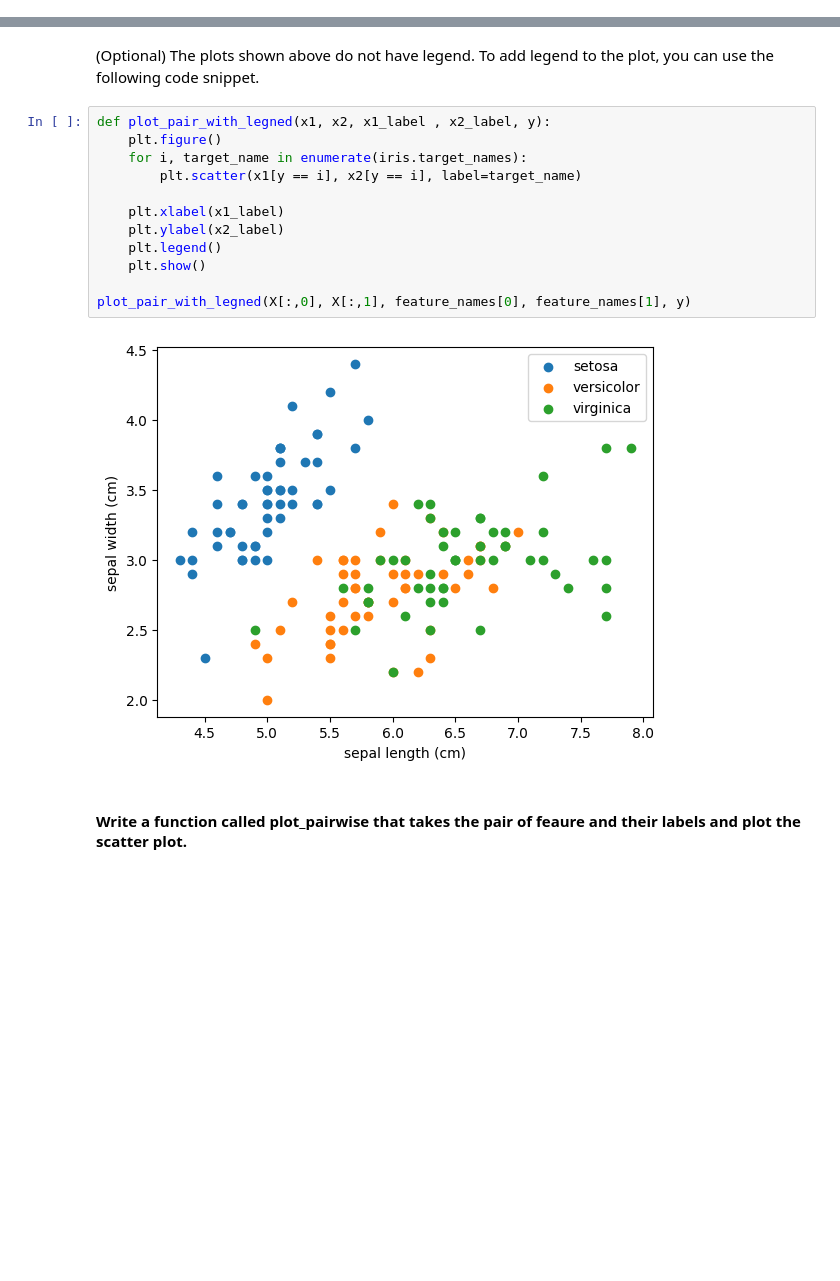
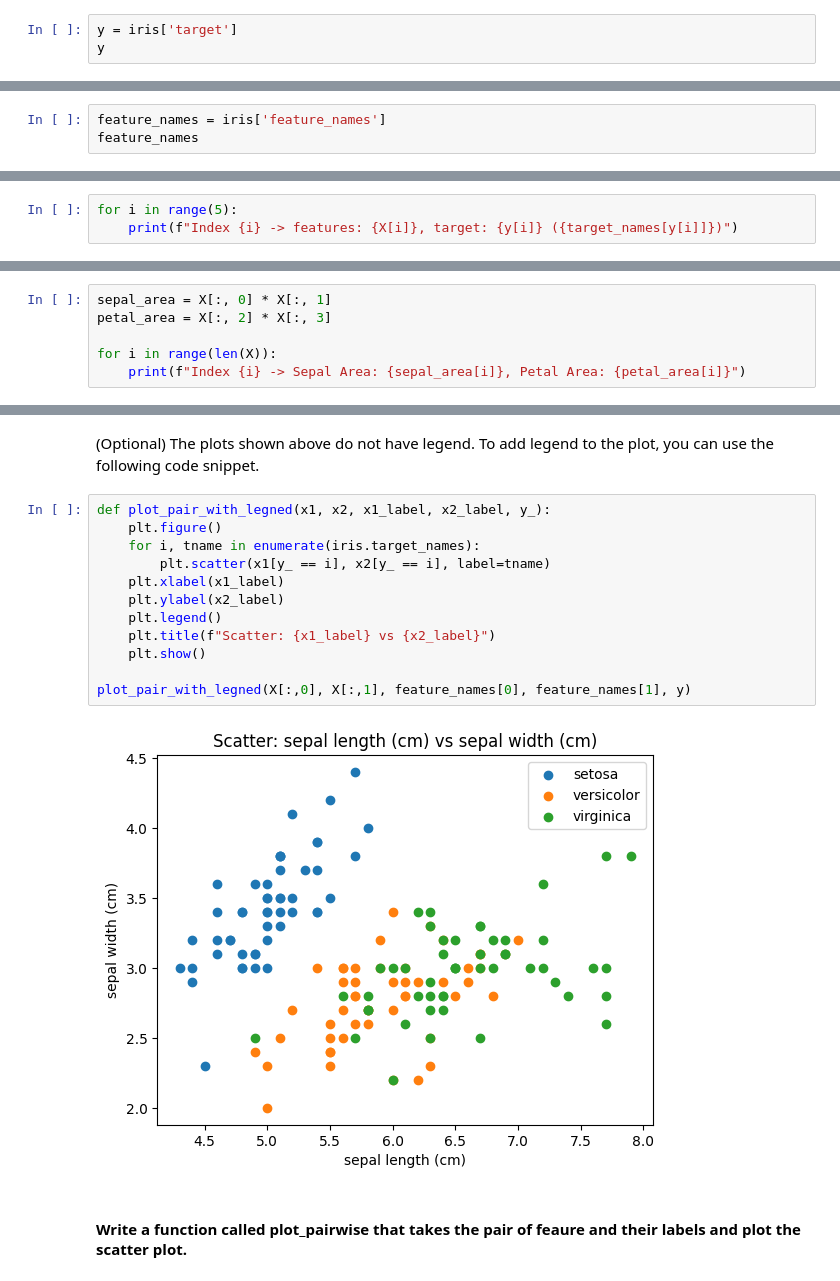
Before and after one commit to whatnirja/PyData2025, a Jupyter notebook: Lab_Week7_KNN/lab7_KNN copy.ipynb, the cells around one changed output, grey strips where cells are left out. Drawn from its saved outputs; the diff is of its cells as text; blank space fills up the shorter version.

```diff
--- a/Lab_Week7_KNN/lab7_KNN copy.ipynb
+++ b/Lab_Week7_KNN/lab7_KNN copy.ipynb
@@ -70,2 +96,5 @@ Figure below illustrates the features and target labels for iris dataset.
 # %% [markdown]
 #### What is the value of the key `target`? Assign the value to a variable `y`
+# %%
+y = iris['target']
+y
@@ -76,2 +122,5 @@ Figure below illustrates the features and target labels for iris dataset.
 # %% [markdown]
 #### What is the value of the key `feature_names`? Assign the value to a variable `feature_names`
+# %%
+feature_names = iris['feature_names']
+feature_names
@@ -82,2 +140,5 @@ Figure below illustrates the features and target labels for iris dataset.
 # %% [markdown]
 #### Print the features and target label of flower 1 to 5.
+# %%
+for i in range(5):
+    print(f"Index {i} -> features: {X[i]}, target: {y[i]} ({target_names[y[i]]})")
@@ -87,3 +154,9 @@ Figure below illustrates the features and target labels for iris dataset.
 `Sepal area` = `Sepal length` * `Sepal width`
 
 `Petal area` = `Petal length` * `Petal width`
+# %%
+sepal_area = X[:, 0] * X[:, 1]
+petal_area = X[:, 2] * X[:, 3]
+
+for i in range(len(X)):
+    print(f"Index {i} -> Sepal Area: {sepal_area[i]}, Petal Area: {petal_area[i]}")
@@ -124,18 +250,18 @@ hint: use `c=y` inside the scatter plot to color the points based on the target
 # %% [markdown]
 (Optional) The plots shown above do not have legend. To add legend to the plot, you can use the following code snippet.
 # %%
-def plot_pair_with_legned(x1, x2, x1_label , x2_label, y):
+def plot_pair_with_legned(x1, x2, x1_label, x2_label, y_):
     plt.figure()
-    for i, target_name in enumerate(iris.target_names):
-        plt.scatter(x1[y == i], x2[y == i], label=target_name)
-
+    for i, tname in enumerate(iris.target_names):
+        plt.scatter(x1[y_ == i], x2[y_ == i], label=tname)
     plt.xlabel(x1_label)
     plt.ylabel(x2_label)
     plt.legend()
+    plt.title(f"Scatter: {x1_label} vs {x2_label}")
     plt.show()
 
 plot_pair_with_legned(X[:,0], X[:,1], feature_names[0], feature_names[1], y)
 # %% [output]
-[figure, old version]
+[figure, new version]
 # %% [markdown]
 #### Write a function called plot_pairwise that takes the pair of feaure and their labels and plot the scatter plot.
```
Also changed, not shown: parts of 55 cells of this notebook.
